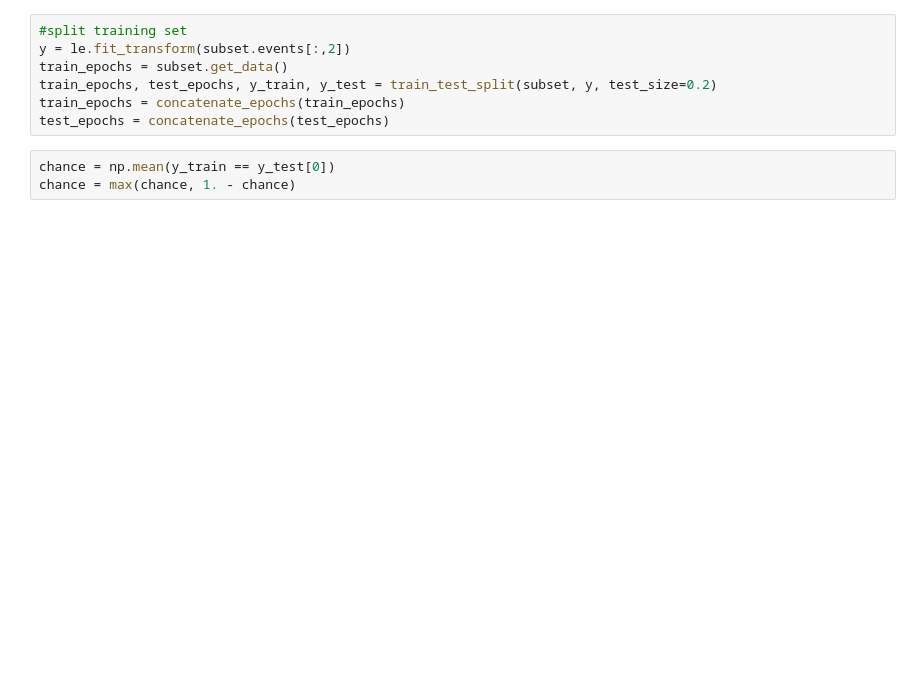
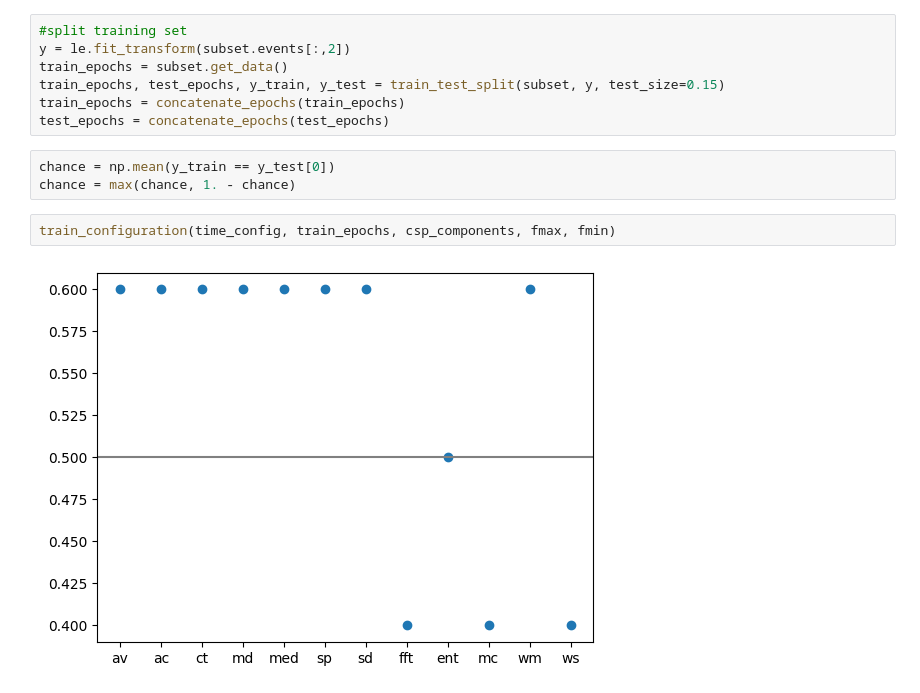
Before and after one commit to donalbertico/bci-analysis, a Jupyter notebook: ah/csp_feature_extraction.ipynb, the cells around one changed output. Drawn from its saved outputs; the diff is of its cells as text; blank space fills up the shorter version.

```diff
--- a/ah/csp_feature_extraction.ipynb
+++ b/ah/csp_feature_extraction.ipynb
@@ -164,9 +163,13 @@ csp = CSP(n_components=csp_components, transform_into='csp_space')
 #split training set
 y = le.fit_transform(subset.events[:,2])
 train_epochs = subset.get_data()
-train_epochs, test_epochs, y_train, y_test = train_test_split(subset, y, test_size=0.2)
+train_epochs, test_epochs, y_train, y_test = train_test_split(subset, y, test_size=0.15)
 train_epochs = concatenate_epochs(train_epochs)
 test_epochs = concatenate_epochs(test_epochs)
 # %%
 chance = np.mean(y_train == y_test[0])
 chance = max(chance, 1. - chance)
+# %%
+train_configuration(time_config, train_epochs, csp_components, fmax, fmin)
+# %% [output]
+[figure, added]
```
Also changed, not shown: parts of 22 cells of this notebook, 4 other files.
